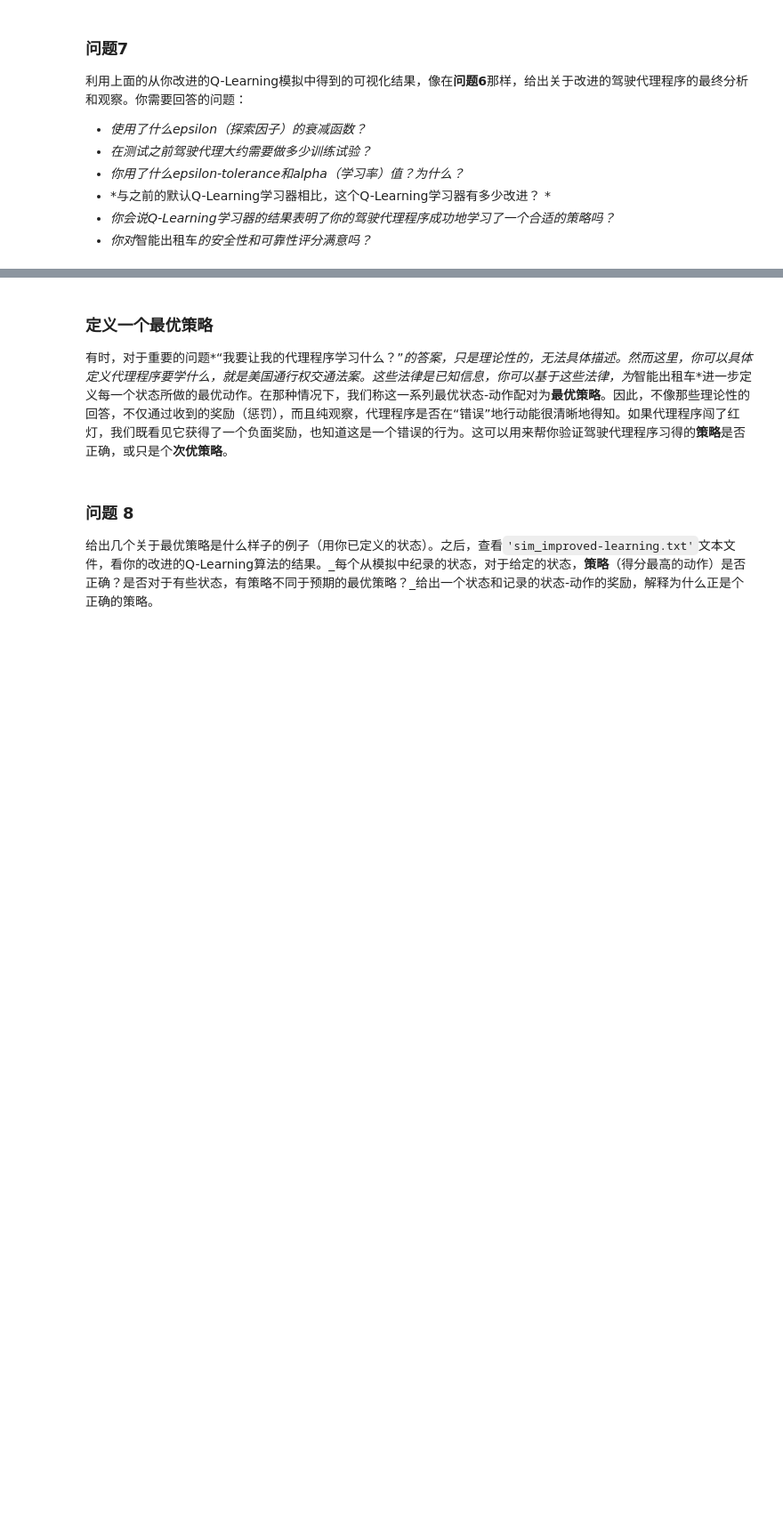
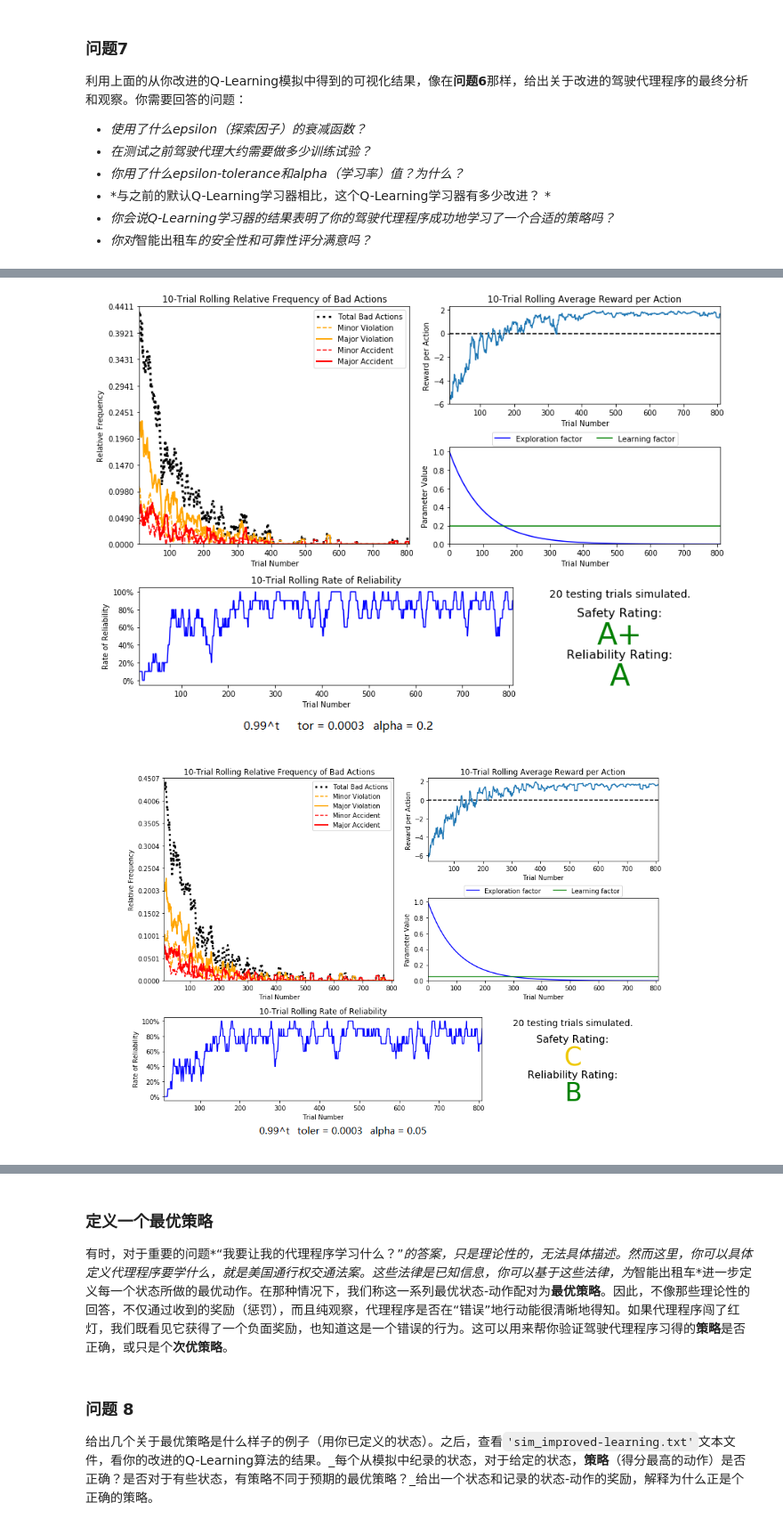
Before and after one commit to Lcmasdf/Udacity, a Jupyter notebook: smartcab-master/smartcab.ipynb, the cells around one changed output, grey strips where cells are left out. Shown at 89% size. Drawn from its saved outputs; the diff is of its cells as text; code cells hidden in the pictures; blank space fills up the shorter version.

```diff
--- a/smartcab-master/smartcab.ipynb
+++ b/smartcab-master/smartcab.ipynb
@@ -257,0 +285,10 @@ vs.plot_trials('sim_improved-learning.csv')
+# %%
+display(Image(r'E:\Udacity\Udacity\smartcab-master\mid_results\et-0.0003-0.2.png'))
+display(Image(r'E:\Udacity\Udacity\smartcab-master\mid_results\et-0.0003-0.05.png'))
+display(Image(r'E:\Udacity\Udacity\smartcab-master\mid_results\et-0.03-0.2.png'))
+display(Image(r'E:\Udacity\Udacity\smartcab-master\mid_results\et-0.5.png'))
+display(Image(r'E:\Udacity\Udacity\smartcab-master\mid_results\sqrt(t)-0.3'))
+display(Image(r'E:\Udacity\Udacity\smartcab-master\mid_results\sqrt(t)-0.5.png'))
+# %% [output]
+[figure, added]
+[figure, added]
```
Also changed, not shown: parts of 11 cells of this notebook, 16 other files.
